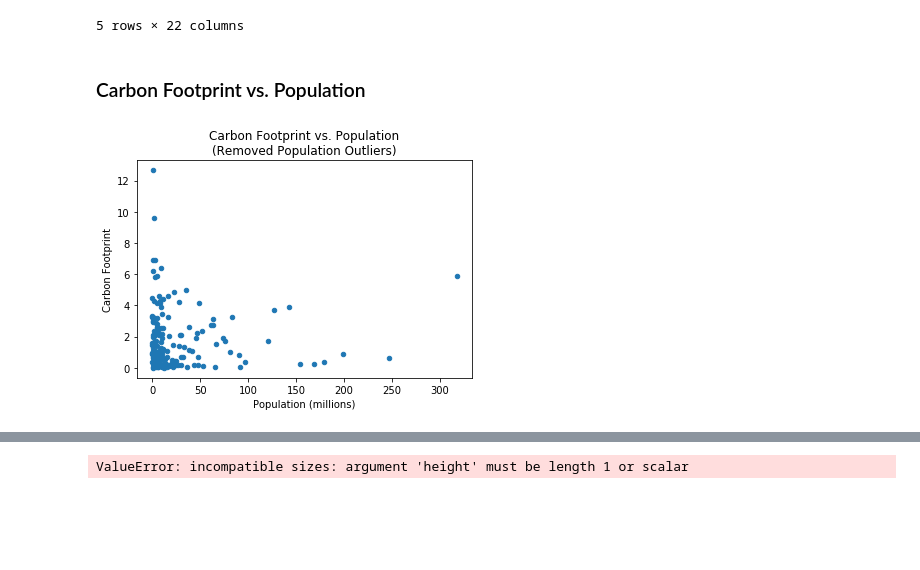
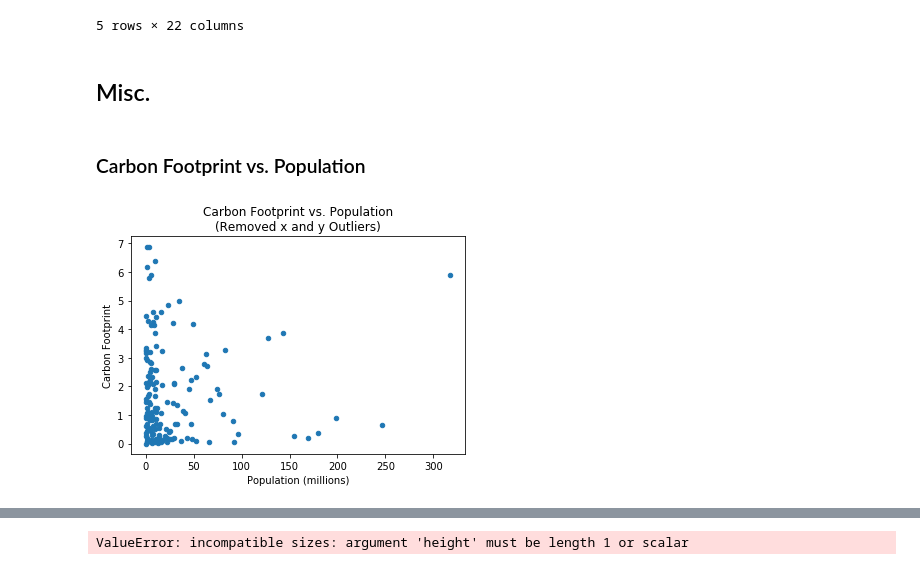
Before and after one commit to schmitzmelissa/DSCT-Capstone01, a Jupyter notebook: DataStorytelling.ipynb, the cells around one changed output, grey strips where cells are left out. Drawn from its saved outputs; the diff is of its cells as text; code cells hidden in the pictures; blank space fills up the shorter version.

```diff
--- a/DataStorytelling.ipynb
+++ b/DataStorytelling.ipynb
@@ -21,15 +21,18 @@ df.head(5)
 | 3 | 3 | Angola | Africa | 20.82 | 0.52 | 4665.91 | 0.33 | ... |
 | 4 | 5 | Argentina | Latin America | 41.09 | 0.83 | 13540.00 | 0.78 | ... |
 5 rows × 22 columns
+# %% [markdown]
+## Misc.
 # %% [markdown]
 ### Carbon Footprint vs. Population
 # %%
 df1 = df[df['Population (millions)'] < 1000]
+df1 = df1[df1['Carbon Footprint'] < 8]
 
 df1.plot.scatter(x='Population (millions)',
                 y='Carbon Footprint')
-plt.title('Carbon Footprint vs. Population\n(Removed Population Outliers)')
+plt.title('Carbon Footprint vs. Population\n(Removed x and y Outliers)')
 
 plt.show()
 # %% [output]
-[figure, old version]
+[figure, new version]
```
Also changed, not shown: parts of 37 cells of this notebook.
